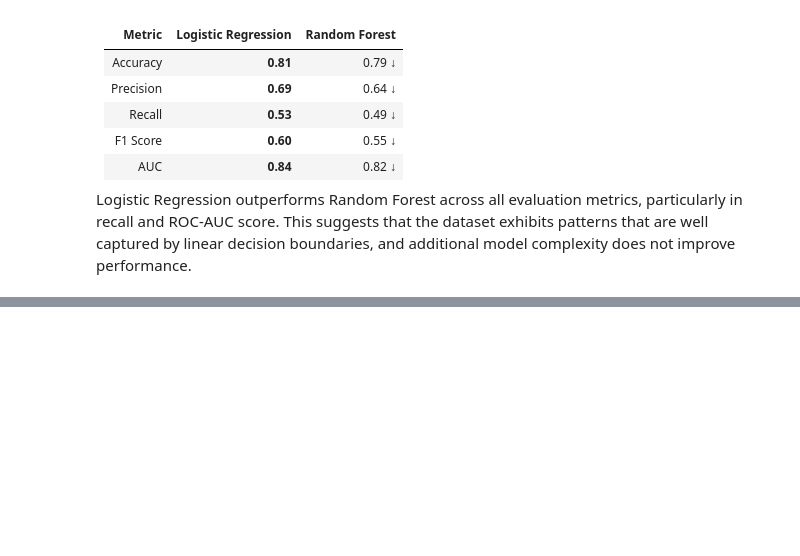
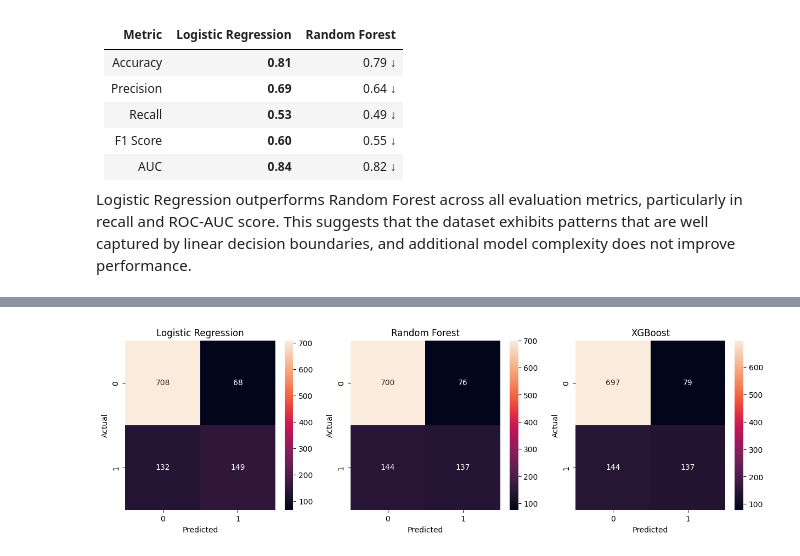
Before and after one commit to Rish164/customer-churn-prediction-ml, a Jupyter notebook: ipynb/tts_modelling_&_evaluations.ipynb, the cells around one changed output, grey strips where cells are left out. Saved outputs shown, nothing was run; the diff lists cells and outputs as text; code cells hidden in the pictures; blank space fills up the shorter version.

Commit message:
Final model i.e. XGBoost implemented successfully, and metrics were compared and evaluated...:git push

```diff
--- a/ipynb/tts_modelling_&_evaluations.ipynb
+++ b/ipynb/tts_modelling_&_evaluations.ipynb
@@ -189,0 +207,36 @@ Logistic Regression outperforms Random Forest across all evaluation metrics, par
+# %%
+#Now we will compare the Confusion Matrices of all the models
+
+from sklearn.metrics import confusion_matrix
+import seaborn as sns
+import matplotlib.pyplot as plt
+
+# Logistic Regression
+cm_lr = confusion_matrix(y_test, y_pred)
+
+# Random Forest
+cm_rf = confusion_matrix(y_test, y_pred_rf)
+
+# XGBoost
+cm_xgb = confusion_matrix(y_test, y_pred_xgb)
+
+
+# Plot all
+fig, axes = plt.subplots(1, 3, figsize=(15,4))
+
+sns.heatmap(cm_lr, annot=True, fmt='d', ax=axes[0])
+axes[0].set_title("Logistic Regression")
+
+sns.heatmap(cm_rf, annot=True, fmt='d', ax=axes[1])
+axes[1].set_title("Random Forest")
+
+sns.heatmap(cm_xgb, annot=True, fmt='d', ax=axes[2])
+axes[2].set_title("XGBoost")
+
+for ax in axes:
+    ax.set_xlabel("Predicted")
+    ax.set_ylabel("Actual")
+
+plt.show()
+# %% [output]
+[figure, added]
```
Also changed, not shown: parts of 14 cells of this notebook, 2 other files.
